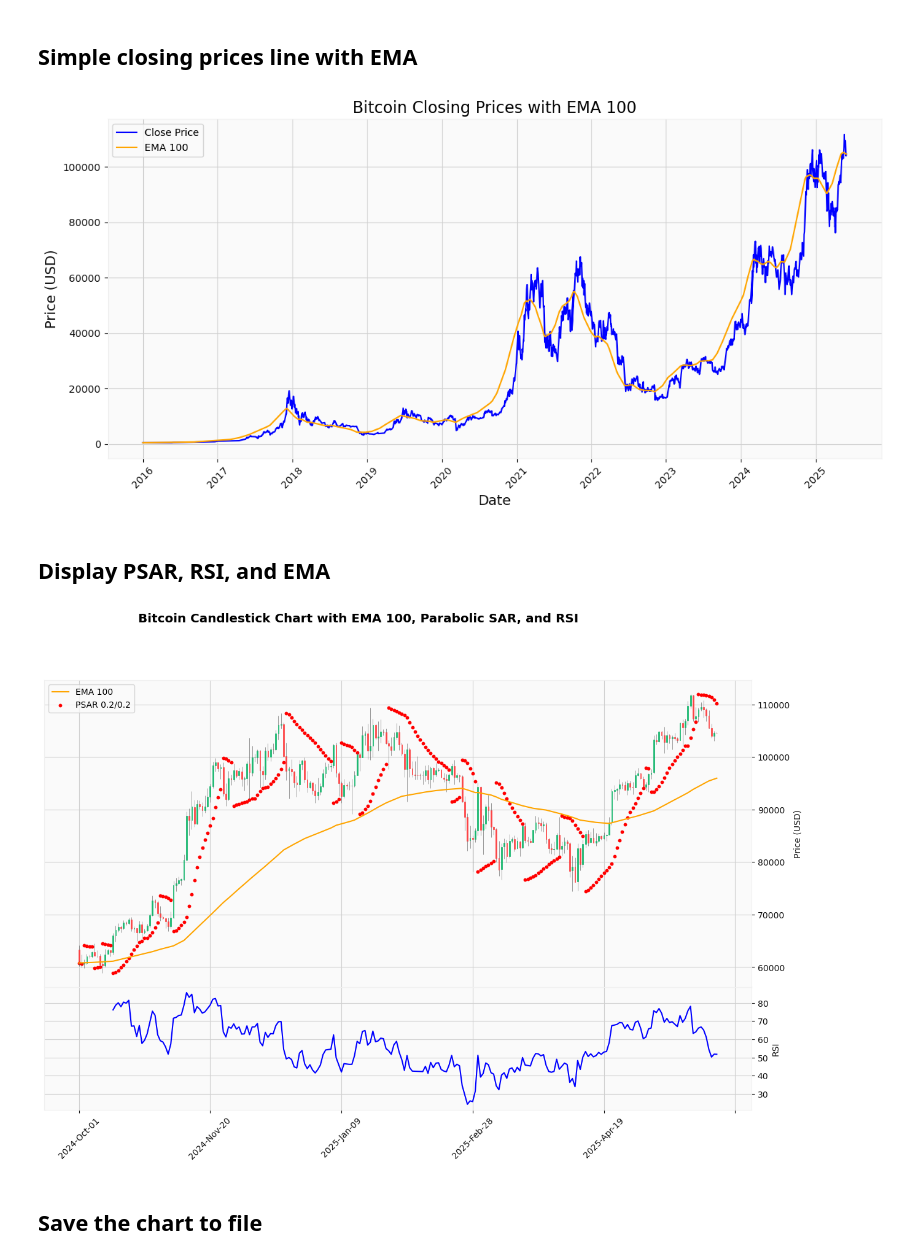
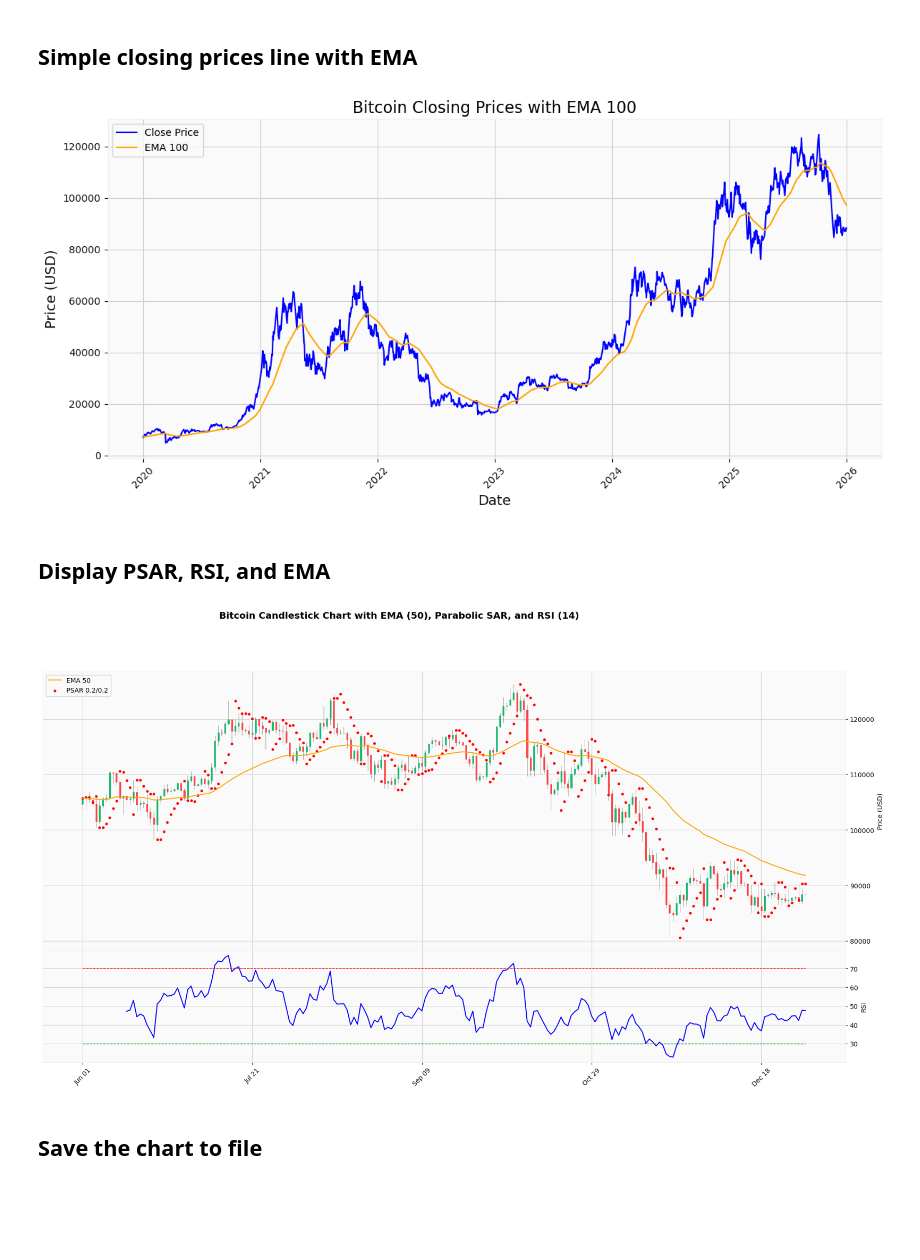
Before and after one commit to archgeek1/BTC-jupyter, a Jupyter notebook: BTC-sar-rsi-ema.ipynb, the cells around one changed output. Drawn from its saved outputs; the diff is of its cells as text; code cells hidden in the pictures; blank space fills up the shorter version.

Commit message:
Update RSI and readme
Add overbought and oversold thresholds to RSI

```diff
--- a/BTC-sar-rsi-ema.ipynb
+++ b/BTC-sar-rsi-ema.ipynb
@@ -63,8 +137,15 @@ std     25575.418482   26174.768835  3.966138e+07  1.031104e+08      0.037561
 # %%
 import matplotlib.pyplot as plt
 
-#remove pre 2016
-data = data[data['date'] >= '2016-01-01']
+start_date = '2020-01-01'
+
+data = pd.read_csv('./Bitstamp_BTCUSD_d.csv')
+data['date'] = pd.to_datetime(data['date'])
+data = data[::-1]  # Reverse the data order
+
+
+
+data = data[data['date'] >= start_date]
 data['EMA_100'] = data['close'].ewm(span=100, adjust=False).mean()
 
 plt.figure(figsize=(12, 6))
@@ -86,33 +167,36 @@ plt.tight_layout()
 
 plt.show()
 # %% [output]
-[figure, old version]
+[figure, new version]
 # %% [markdown]
 ## Display PSAR, RSI, and EMA
 # %%
-import pandas as pd
 import mplfinance as mpf
 from ta.trend import PSARIndicator
 from ta.momentum import RSIIndicator
 import warnings
+
+
+
+ema_span = 50
+psar_step = 0.2 # Default acceleration factor
+psar_max = 0.2 # Default maximum acceleration factor
+rsi_period = 14
+start_date = '2025-06-01'  # Define the start date for filtering
+
+
 warnings.filterwarnings("ignore", category=FutureWarning)
 
-ema_span = 100  #define the EMA period
-psar_step = 0.2 # Default acceleration factor
-psar_max = 0.2 # Default maximum acceleration factor
+#Read and sort the data
+data = pd.read_csv('./Bitstamp_BTCUSD_d.csv')
+data['date'] = pd.to_datetime(data['date'])
+data = data[::-1]  # Reverse the data order
 
-data = pd.read_csv('./Bitstamp_BTCUSD_d.csv')  # .csv file with daily data
-
-# ensure the 'date' column is in datetime format
-data['date'] = pd.to_datetime(data['date'])
-
-# only dates from specified (for readability)
-data = data[data['date'] >= '2024-10-01']
+data = data[data['date'] >= start_date] # Remove data before the start date
 
 # set'date' column as the index (required for mplfinance)
 data.set_index('date', inplace=True)
 
-data = data[::-1]  # Reverse the data order
 
 # calculate EMA
 data[f'EMA_{ema_span}'] = data['close'].ewm(span=ema_span, adjust=False).mean()
@@ -121,43 +205,46 @@ psar = PSARIndicator(
     high=data['high'],
     low=data['low'],
     close=data['close'],
-    step=0.02,
-    max_step=0.2
+    step=psar_step,
+    max_step=psar_max
 )
 data['psar'] = psar.psar()
 
 # calculate RSI
-rsi_period = 14  # Typical RSI period is 14
+data['RSI_upper'] = 70 # Overbought threshold
+data['RSI_lower'] = 30 # Oversold threshold
 rsi = RSIIndicator(close=data['close'], window=rsi_period)
 data['RSI'] = rsi.rsi()
 
 # prepare the additional EMA, PSAR overlays, and RSI subplot for mplfinance
 additional_plots = [
     mpf.make_addplot(data[f'EMA_{ema_span}'], color='orange', width=1.5, label=f'EMA {ema_span}'),
     mpf.make_addplot(data['psar'], color='red', scatter=True, markersize=10, label=f'PSAR {psar_step}/{psar_max}'),
-    mpf.make_addplot(data['RSI'], panel=1, color='blue', width=1.5, ylabel='RSI')  # Add RSI as a subplot
+    mpf.make_addplot(data['RSI'], panel=1, color='blue', width=1.5, ylabel='RSI'),  # Add RSI as a subplot
+    mpf.make_addplot(data['RSI_upper'], panel=1, color='red', width=1, linestyle='--'),
+    mpf.make_addplot(data['RSI_lower'], panel=1, color='green', width=1, linestyle='--')
 ]
 
 # plot candlesticks
 fig, axlist = mpf.plot(
     data,
     type='candle',
     style='yahoo',
     addplot=additional_plots,
-    title=f'Bitcoin Candlestick Chart with EMA {ema_span}, Parabolic SAR, and RSI',
+    title=f'Bitcoin Candlestick Chart with EMA ({ema_span}), Parabolic SAR, and RSI ({rsi_period})',
     ylabel='Price (USD)',
-    figsize=(16, 10),
+    figsize=(24, 12),
     volume=False,  # Set to True if you want a volume subplot
     returnfig=True  # Required to modify legend position
 )
 
 # adjust legend position to upper left
 for ax in axlist:
     handles, labels = ax.get_legend_handles_labels()
     if handles:  # Check if there are any handles to avoid errors
         ax.legend(handles, labels, loc='upper left')  # Move legend to top left
 # %% [output]
-[figure, old version]
+[figure, new version]
 # %% [markdown]
 ## Save the chart to file
 # %%
```
Also changed, not shown: parts of 7 cells of this notebook, 2 other files.
